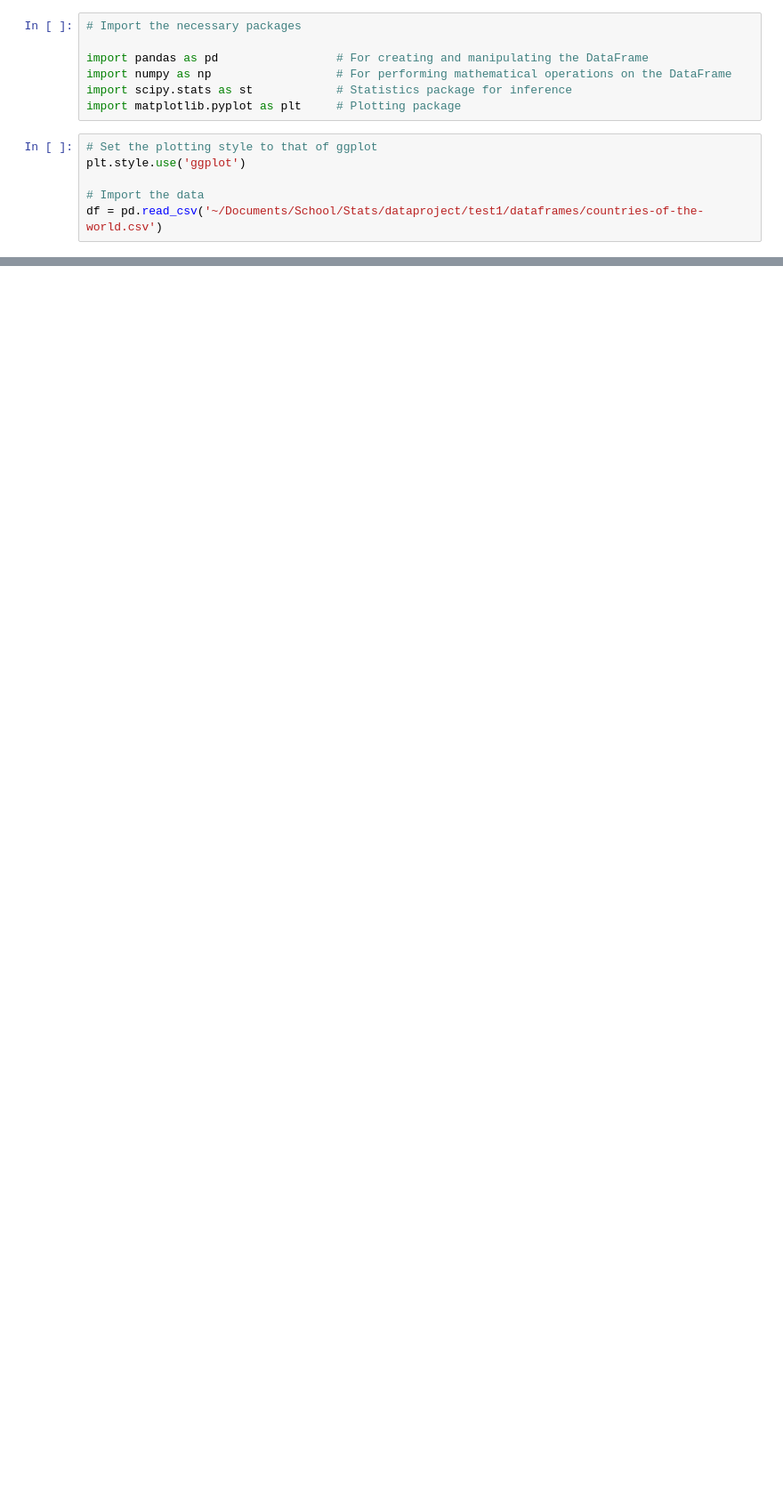
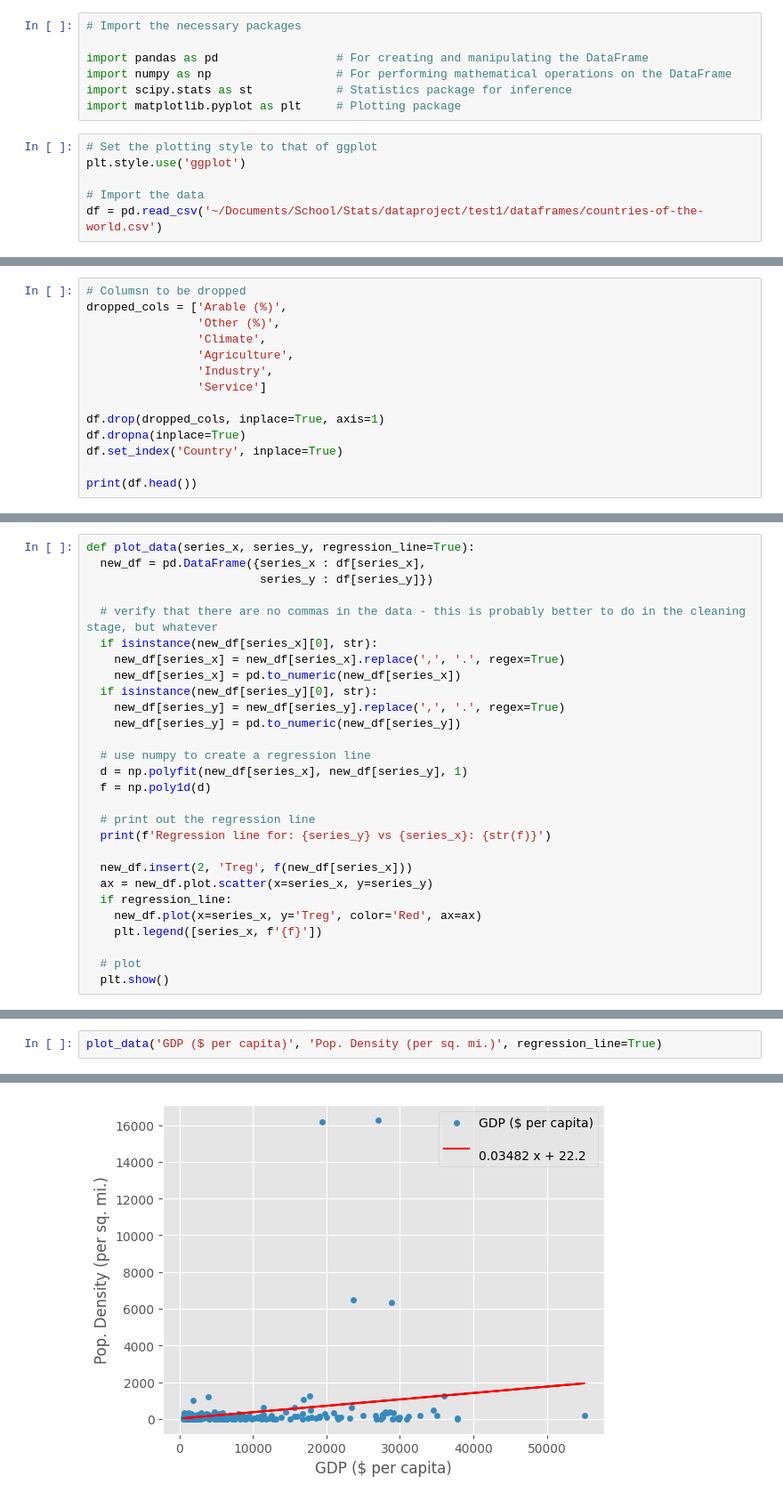
Before and after one commit to seanboe/stats_conetries, a Jupyter notebook: project.ipynb, the cells around one changed output, grey strips where cells are left out. Shown at 89% size. Cells and saved outputs as stored; diff of their text form; blank space fills up the shorter version.

```diff
--- a/project.ipynb
+++ b/project.ipynb
@@ -28,0 +37,14 @@ df = pd.read_csv('~/Documents/School/Stats/dataproject/test1/dataframes/countrie
+# %%
+# Columsn to be dropped
+dropped_cols = ['Arable (%)',
+                'Other (%)',
+                'Climate',
+                'Agriculture',
+                'Industry',
+                'Service']
+
+df.drop(dropped_cols, inplace=True, axis=1)
+df.dropna(inplace=True)
+df.set_index('Country', inplace=True)
+
+print(df.head())
@@ -28,0 +96,28 @@ df = pd.read_csv('~/Documents/School/Stats/dataproject/test1/dataframes/countrie
+# %%
+def plot_data(series_x, series_y, regression_line=True):
+  new_df = pd.DataFrame({series_x : df[series_x],
+                         series_y : df[series_y]})
+
+  # verify that there are no commas in the data - this is probably better to do in the cleaning stage, but whatever
+  if isinstance(new_df[series_x][0], str):
+    new_df[series_x] = new_df[series_x].replace(',', '.', regex=True)
+    new_df[series_x] = pd.to_numeric(new_df[series_x])
+  if isinstance(new_df[series_y][0], str):
+    new_df[series_y] = new_df[series_y].replace(',', '.', regex=True)
+    new_df[series_y] = pd.to_numeric(new_df[series_y])
+
+  # use numpy to create a regression line
+  d = np.polyfit(new_df[series_x], new_df[series_y], 1)
+  f = np.poly1d(d)
+
+  # print out the regression line
+  print(f'Regression line for: {series_y} vs {series_x}: {str(f)}')
+
+  new_df.insert(2, 'Treg', f(new_df[series_x]))
+  ax = new_df.plot.scatter(x=series_x, y=series_y)
+  if regression_line:
+    new_df.plot(x=series_x, y='Treg', color='Red', ax=ax)
+    plt.legend([series_x, f'{f}'])
+
+  # plot
+  plt.show()
@@ -28,0 +126,3 @@ df = pd.read_csv('~/Documents/School/Stats/dataproject/test1/dataframes/countrie
+# %%
+plot_data('GDP ($ per capita)', 'Pop. Density (per sq. mi.)', regression_line=True)
+# %% [output]
@@ -28,0 +131 @@ df = pd.read_csv('~/Documents/School/Stats/dataproject/test1/dataframes/countrie
+[figure, added]
```
Also changed, not shown: parts of 8 cells of this notebook, 1 other file.
